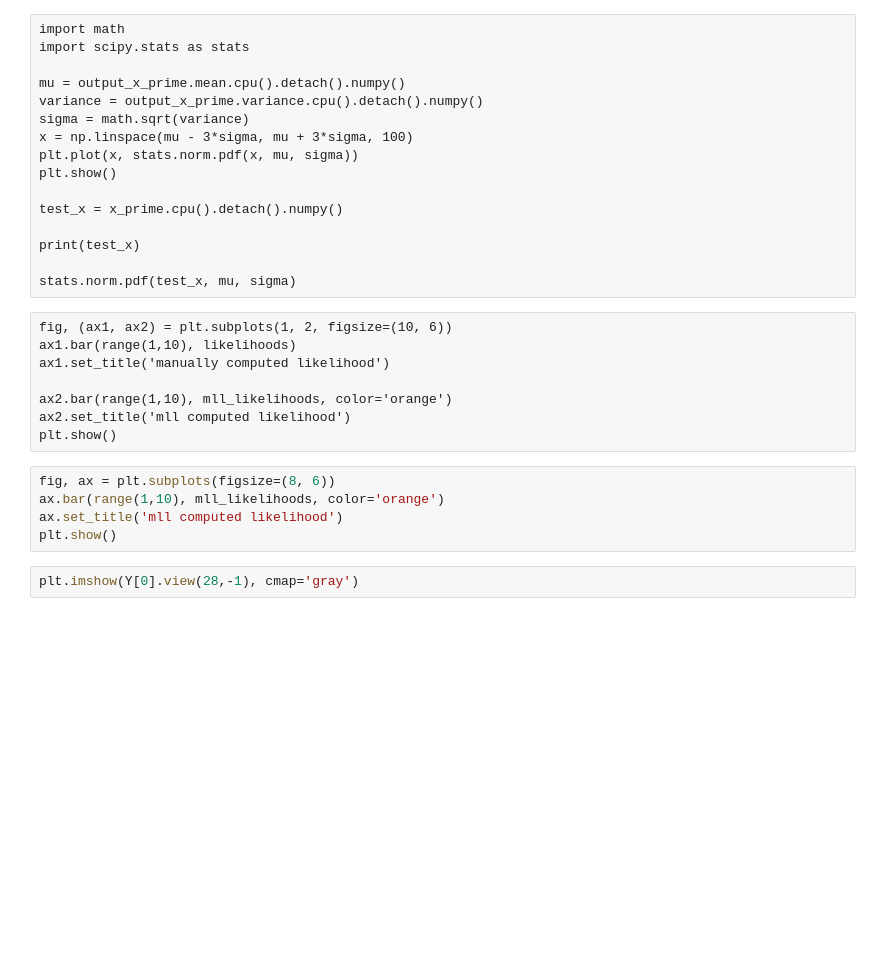
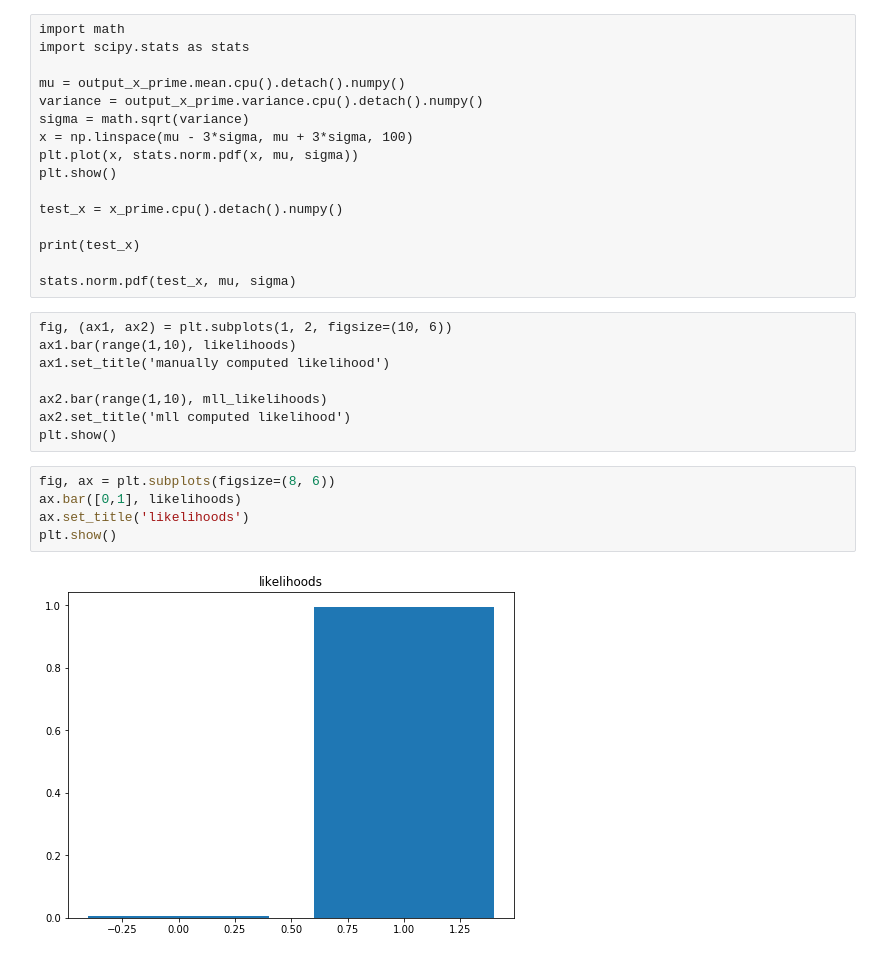
Before and after one commit to smentu/HIT_VAE, a Jupyter notebook: hit_vae/experiments/GPPVAE_demo_flip.ipynb, the cells around one changed output. Cells and saved outputs as stored; diff of their text form; blank space fills up the shorter version.

```diff
--- a/hit_vae/experiments/GPPVAE_demo_flip.ipynb
+++ b/hit_vae/experiments/GPPVAE_demo_flip.ipynb
@@ -662,13 +668,13 @@ fig, (ax1, ax2) = plt.subplots(1, 2, figsize=(10, 6))
 ax1.bar(range(1,10), likelihoods)
 ax1.set_title('manually computed likelihood')
 
-ax2.bar(range(1,10), mll_likelihoods, color='orange')
+ax2.bar(range(1,10), mll_likelihoods)
 ax2.set_title('mll computed likelihood')
 plt.show()
 # %%
 fig, ax = plt.subplots(figsize=(8, 6))
-ax.bar(range(1,10), mll_likelihoods, color='orange')
-ax.set_title('mll computed likelihood')
+ax.bar([0,1], likelihoods)
+ax.set_title('likelihoods')
 plt.show()
+# %% [output]
+[figure, added]
-# %%
-plt.imshow(Y[0].view(28,-1), cmap='gray')
```
Also changed, not shown: parts of 7 cells of this notebook.
